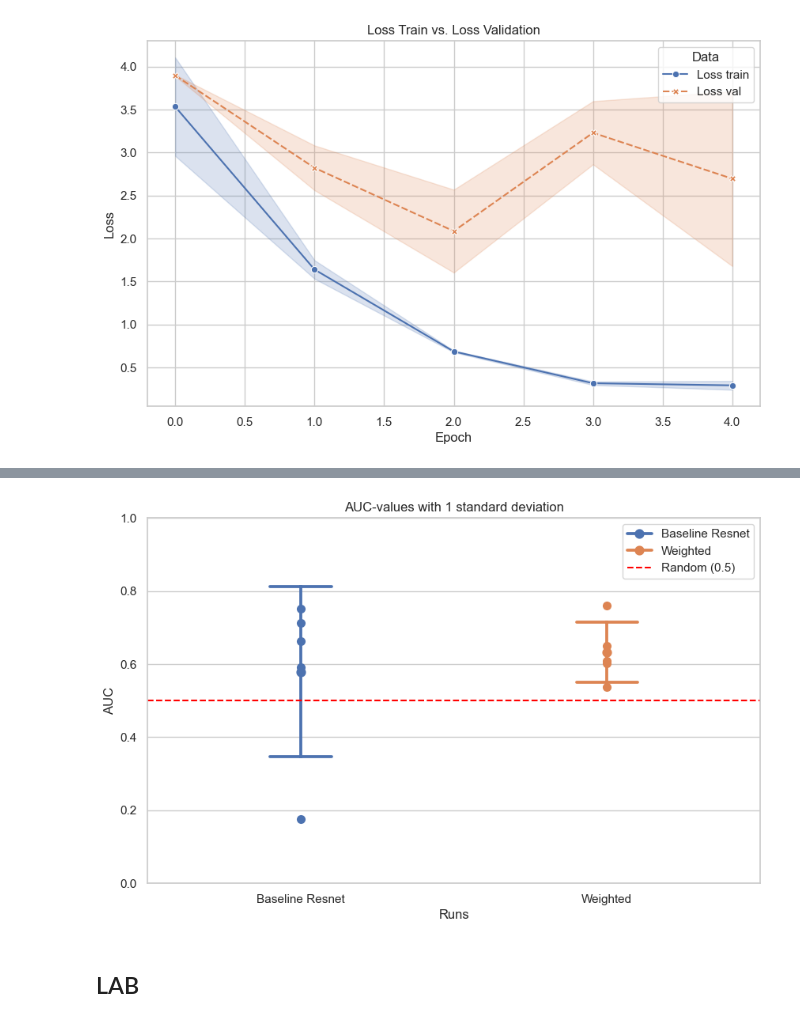
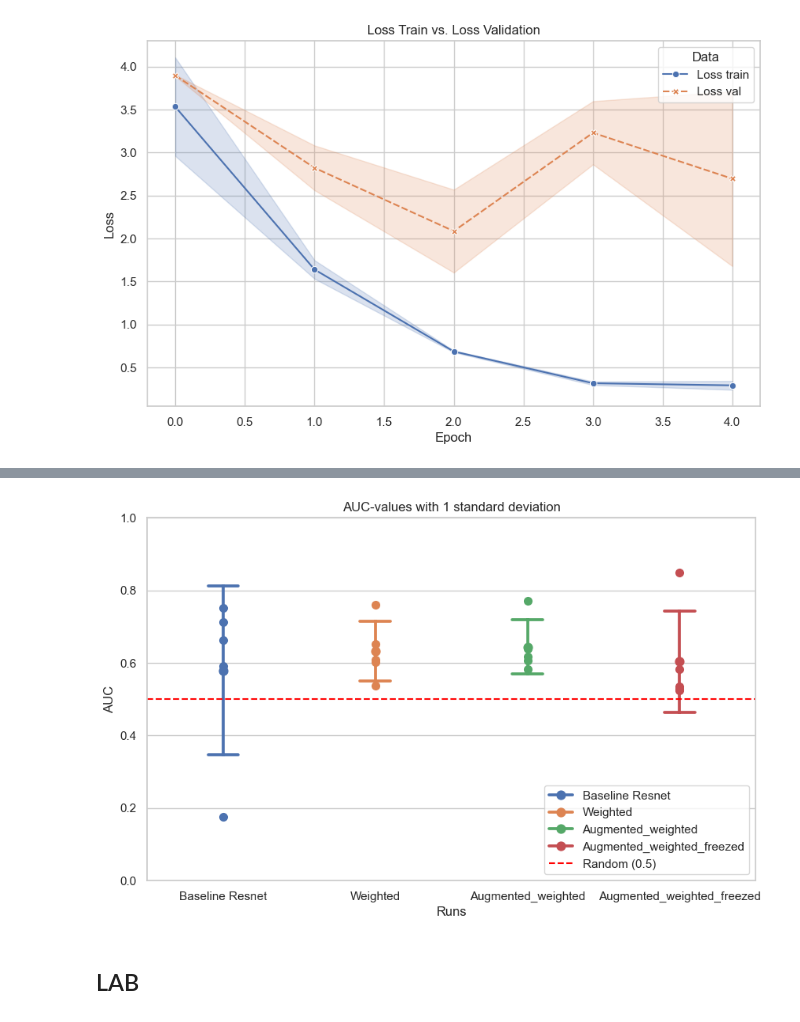
Before and after one commit to tmandelz/classification-prolactinoma, a Jupyter notebook: modelling/visualize_results.ipynb, the cells around one changed output, grey strips where cells are left out. Cells and saved outputs as stored; diff of their text form; code cells hidden in the pictures.

```diff
--- a/modelling/visualize_results.ipynb
+++ b/modelling/visualize_results.ipynb
@@ -68,6 +91,6 @@ plot_loss(baseline_mlp_runs)
 # %%
-plot_auc([baseline_resnet,resnet_weighted])
+plot_auc([baseline_resnet,resnet_weighted,resnet_augmented_weighted,resnet_augmented_weighted_freezed])
 # %% [output]
-[figure, old version]
+[figure, new version]
 # %% [markdown]
 ## LAB
```
Also changed, not shown: parts of 6 cells of this notebook.
